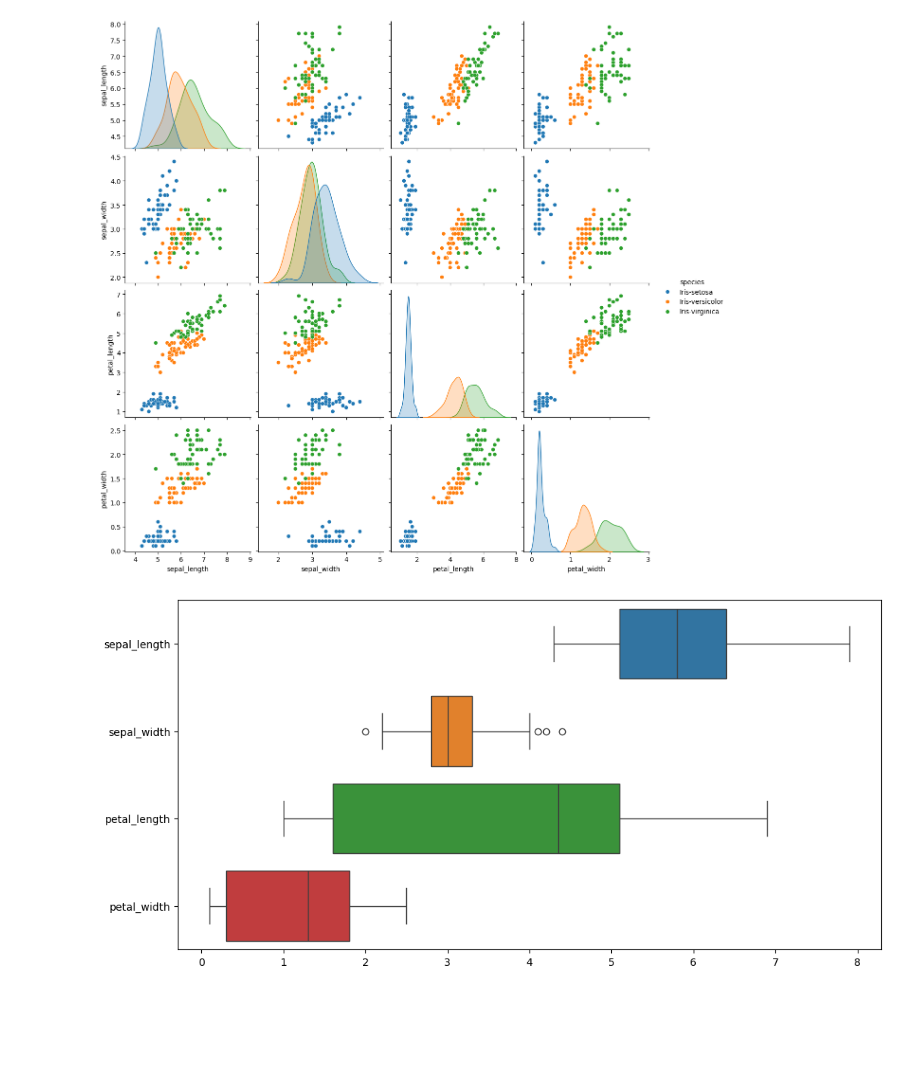
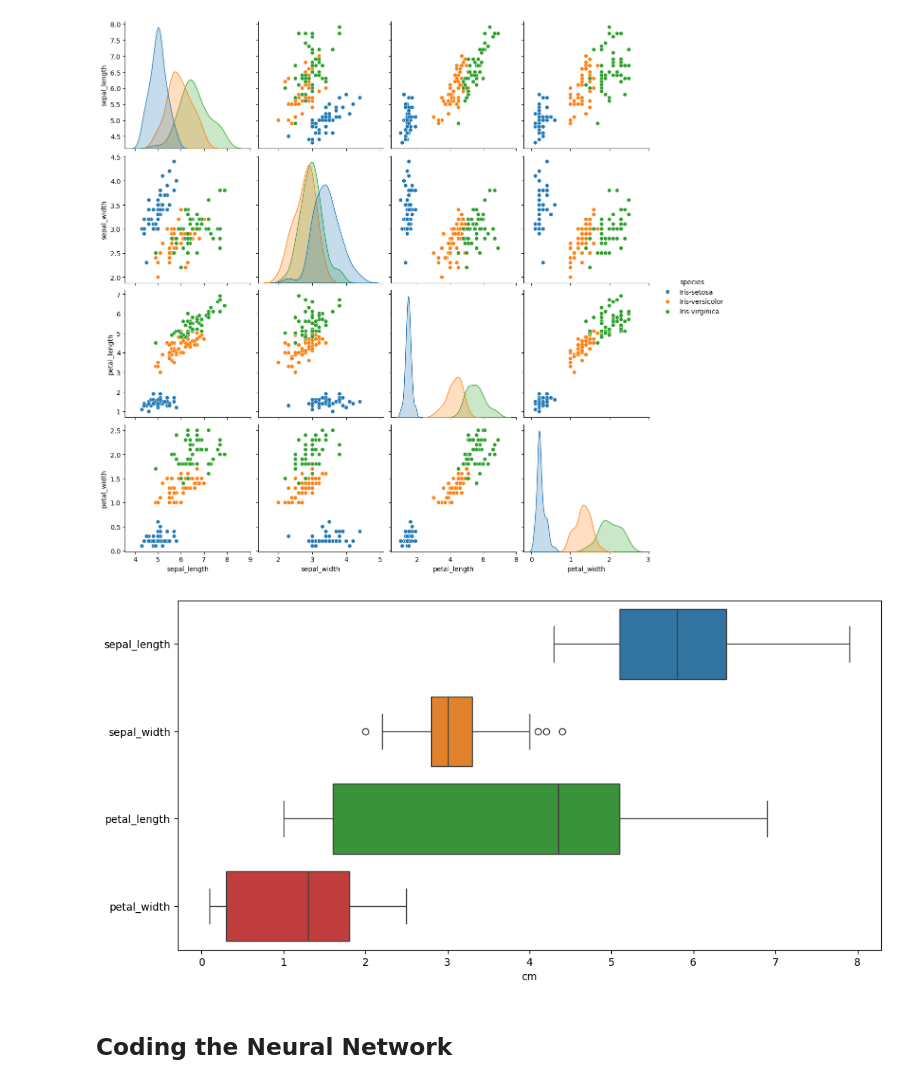
Before and after one commit to leechee/Iris-Flower-Classification-Tutorial, a Jupyter notebook: iris_classification.ipynb, the cells around one changed output. Drawn from its saved outputs; the diff is of its cells as text; code cells hidden in the pictures; blank space fills up the shorter version.

```diff
--- a/iris_classification.ipynb
+++ b/iris_classification.ipynb
@@ -79,4 +81,23 @@ data.duplicated()
 Length: 150, dtype: bool
 # %% [markdown]
 As you can tell, pandas is useful for preprocessing because it allows us to see any deficiencies in the data set right away. In our case, the Iris data set is already suited nicely for us to work with.
+# %%
+# Load and preprocess the dataset
+data = pd.read_csv('IRIS.csv')
+X = data.drop(['species'], axis=1)
+y = data['species']
+
+# Encode labels and one-hot encode targets
+encoder = LabelEncoder()
+y_encoded = encoder.fit_transform(y)
+onehot_encoder = OneHotEncoder(sparse_output=False)
+y_onehot = onehot_encoder.fit_transform(y_encoded.reshape(-1, 1))
+
+# Split dataset into training and testing sets
+X_train, X_test, y_train, y_test = train_test_split(X, y_onehot, test_size=0.2, random_state=42)
+
+# Standardize features
+scaler = StandardScaler()
+X_train = scaler.fit_transform(X_train)
+X_test = scaler.transform(X_test)
 # %% [markdown]
@@ -91,6 +112,9 @@ plt.show()
 # %%
 plt.figure(figsize=(12, 6))
 sns.boxplot(data = data, orient= 'h')
+plt.xlabel("cm")
 plt.show()
 # %% [output]
-[figure, old version]
+[figure, new version]
+# %% [markdown]
+## Coding the Neural Network
```
Also changed, not shown: parts of 12 cells of this notebook, 3 other files.
